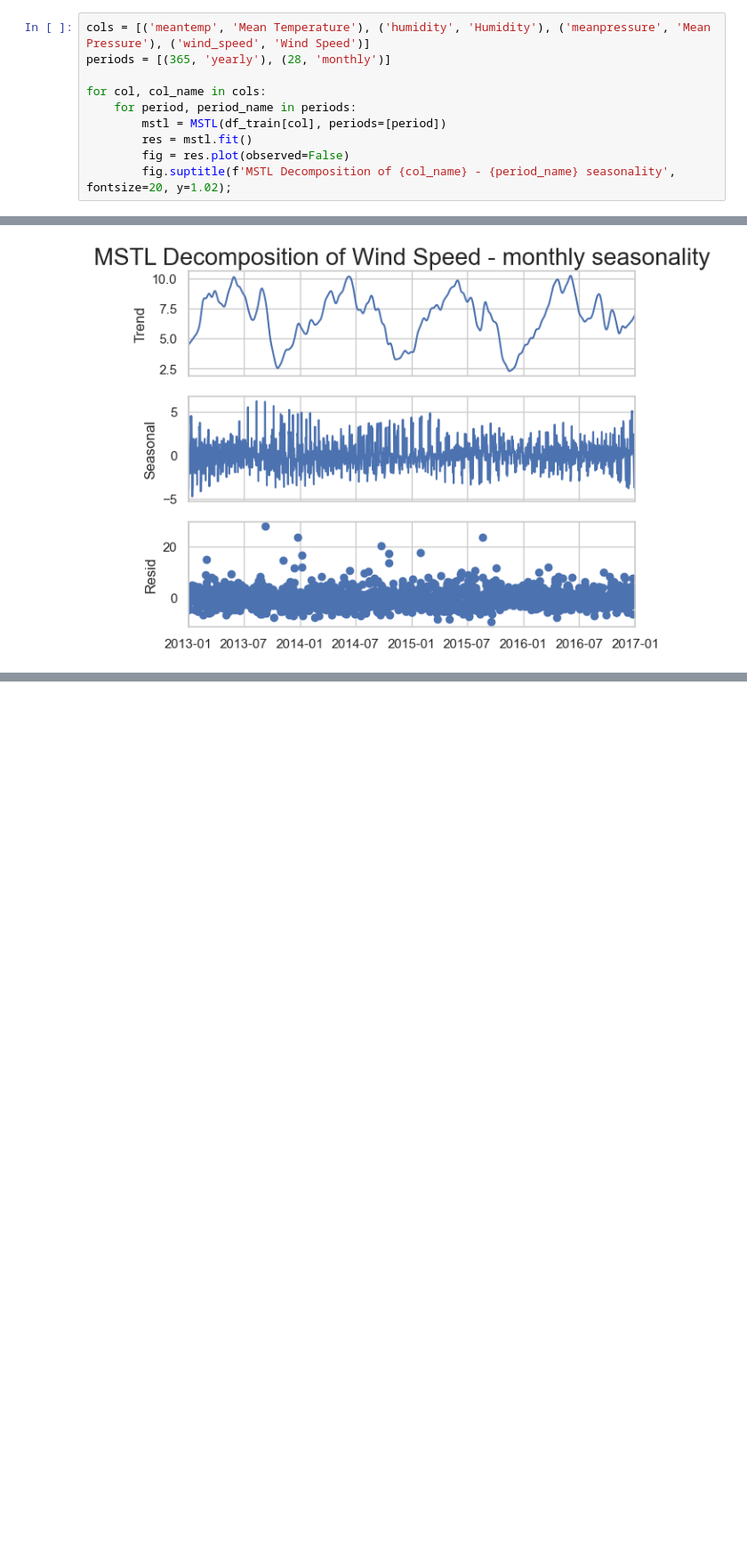
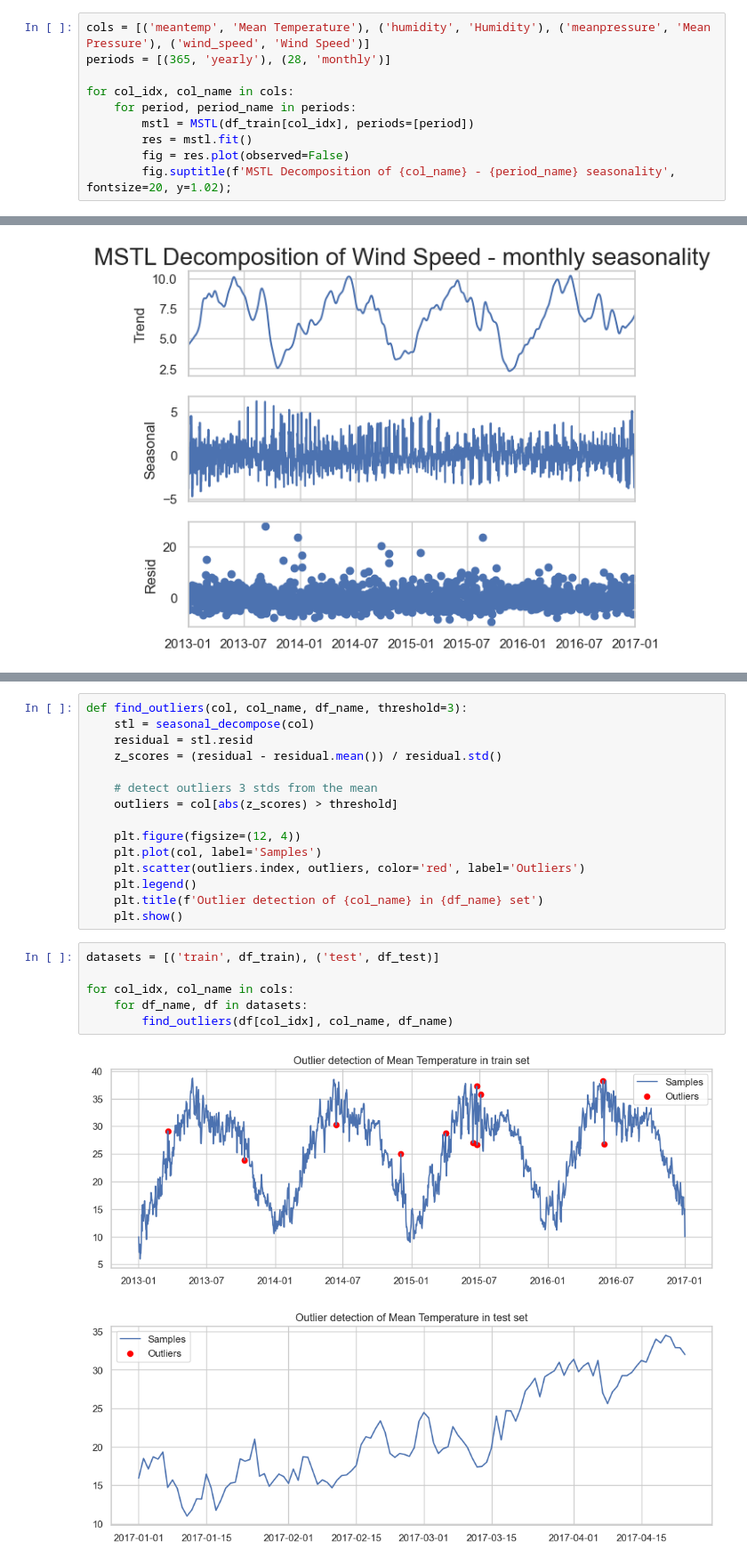
Before and after one commit to Unexp1ainable/ADAML-Project2, a Jupyter notebook: project.ipynb, the cells around one changed output, grey strips where cells are left out. Shown at 89% size. Saved outputs shown, nothing was run; the diff lists cells and outputs as text; blank space fills up the shorter version.

Commit message:
Outlier detection

```diff
--- a/project.ipynb
+++ b/project.ipynb
@@ -126,9 +126,9 @@ Everything good
 cols = [('meantemp', 'Mean Temperature'), ('humidity', 'Humidity'), ('meanpressure', 'Mean Pressure'), ('wind_speed', 'Wind Speed')]
 periods = [(365, 'yearly'), (28, 'monthly')]
 
-for col, col_name in cols:
+for col_idx, col_name in cols:
     for period, period_name in periods:
-        mstl = MSTL(df_train[col], periods=[period])
+        mstl = MSTL(df_train[col_idx], periods=[period])
         res = mstl.fit()
         fig = res.plot(observed=False)
         fig.suptitle(f'MSTL Decomposition of {col_name} - {period_name} seasonality', fontsize=20, y=1.02);
@@ -143,0 +146,24 @@ for col, col_name in cols:
+# %%
+def find_outliers(col, col_name, df_name, threshold=3):
+    stl = seasonal_decompose(col)
+    residual = stl.resid
+    z_scores = (residual - residual.mean()) / residual.std()
+
+    # detect outliers 3 stds from the mean
+    outliers = col[abs(z_scores) > threshold]
+
+    plt.figure(figsize=(12, 4))
+    plt.plot(col, label='Samples')
+    plt.scatter(outliers.index, outliers, color='red', label='Outliers')
+    plt.legend()
+    plt.title(f'Outlier detection of {col_name} in {df_name} set')
+    plt.show()
+# %%
+datasets = [('train', df_train), ('test', df_test)]
+
+for col_idx, col_name in cols:
+    for df_name, df in datasets:
+        find_outliers(df[col_idx], col_name, df_name)
+# %% [output]
+[figure, added]
+[figure, added]
```
Also changed, not shown: parts of 5 cells of this notebook.
